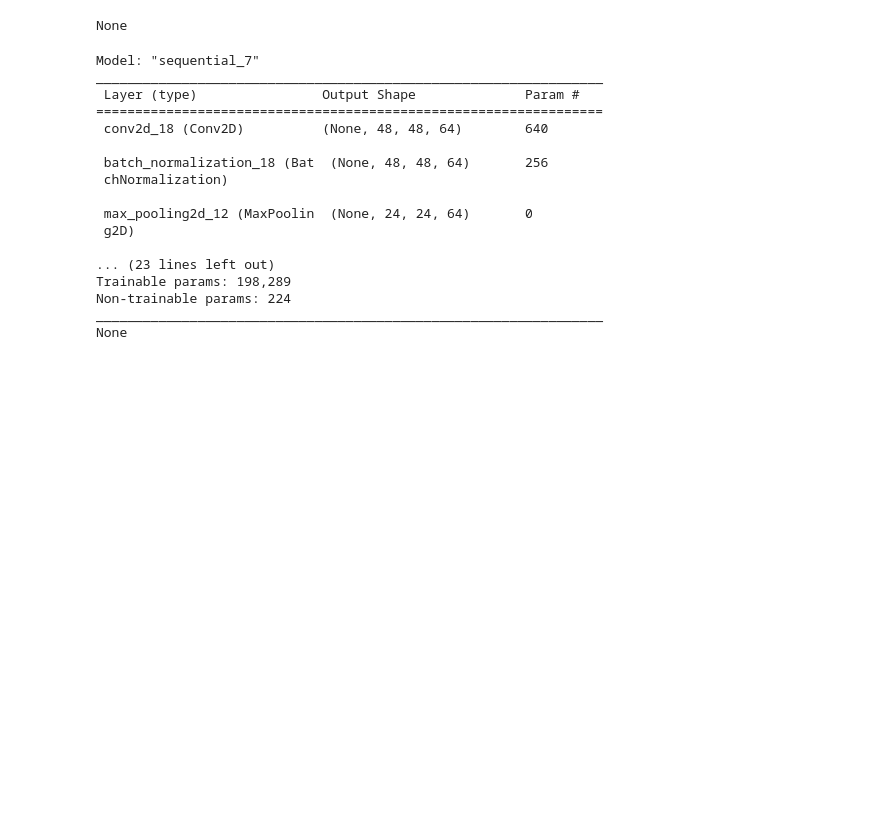
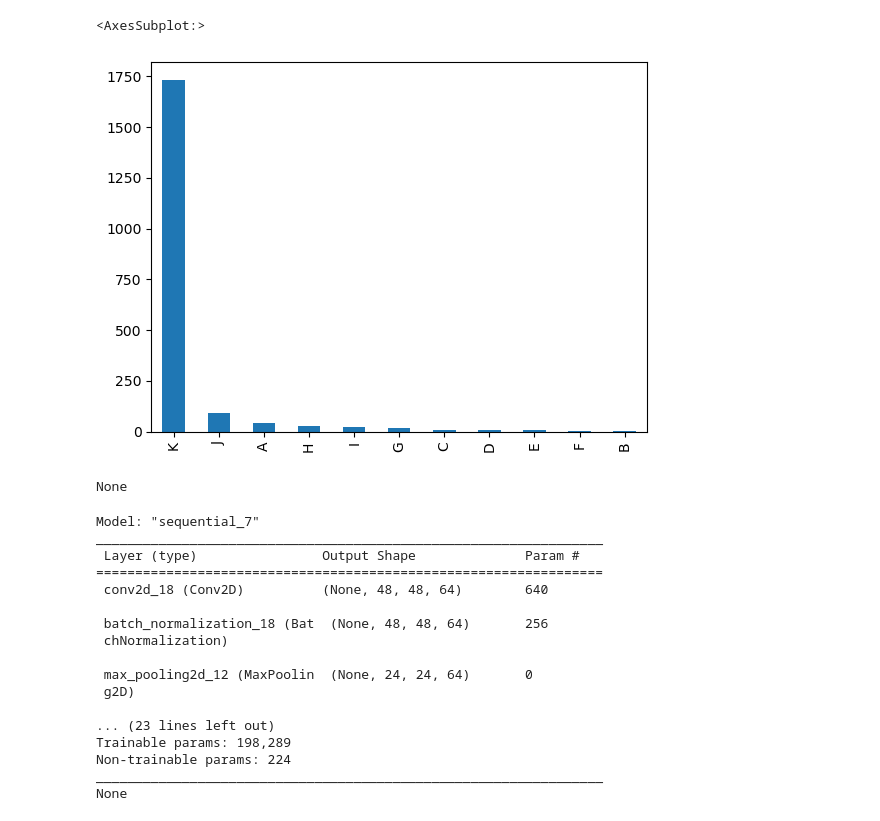
Before and after one commit to Fahim17/inferring-miRNA, a Jupyter notebook: prediction_model.ipynb, the cells around one changed output. Drawn from its saved outputs; the diff is of its cells as text; code cells hidden in the pictures; blank space fills up the shorter version.

```diff
--- a/prediction_model.ipynb
+++ b/prediction_model.ipynb
@@ -93,0 +94,3 @@ top_miRNAs
+# %%
+top_miRNAs = top_miRNAs.iloc[:,1:].T
+top_miRNAs = top_miRNAs.rename(columns={229: "count"})
@@ -107,0 +121,9 @@ top_miRNAs
+# %%
+# top_miRNAs = top_miRNAs.T
+# bins = [0, 99, 199, 299, 399, 499, 599, 699, 799, 899, 999]
+# labels = ['J', 'I', 'H', 'G', 'F', 'E', 'D','C', 'B', 'A',]
+
+bins = [0, 1, 19, 29, 39, 49, 59, 69, 79, 89, 99, 999]
+labels = ['K','J', 'I', 'H', 'G', 'F', 'E', 'D','C', 'B', 'A',]
+
+top_miRNAs['grade'] = pd.cut(x = top_miRNAs['count'], bins = bins, labels = labels, include_lowest = True)
@@ -108,3 +146,8 @@ top_miRNAs
+# %%
+top_miRNAs['grade'].value_counts().plot.bar()
+# %% [output]
+<AxesSubplot:>
+[figure, added]
 # %%
 # X_train, X_test, y_train, y_test = train_test_split(all_data, y_target, test_size=0.1, random_state=5)
 
```
Also changed, not shown: parts of 6 cells of this notebook.
